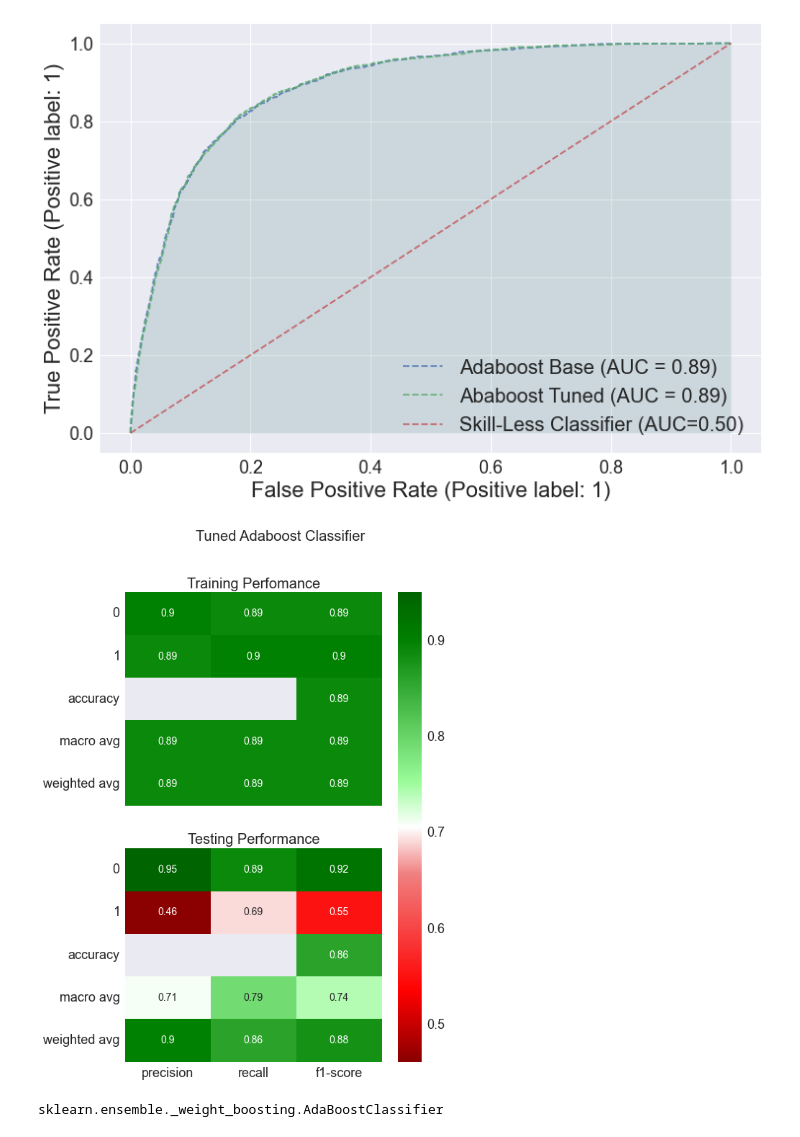
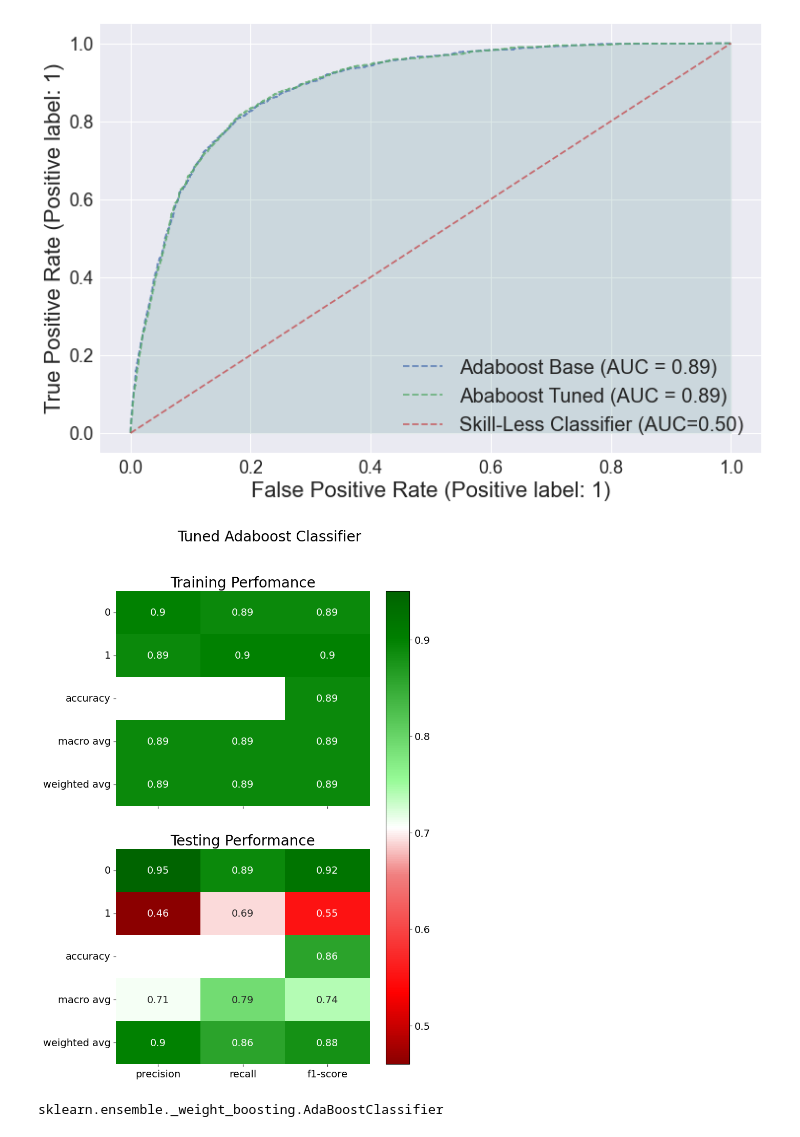
Before and after one commit to VedantVarshney/hsbc_dse_project, a Jupyter notebook: notebooks/Adaboost.ipynb, the cells around one changed output. Cells and saved outputs as stored; diff of their text form; code cells hidden in the pictures.

```diff
--- a/notebooks/Adaboost.ipynb
+++ b/notebooks/Adaboost.ipynb
@@ -348,24 +348,26 @@ utils.plot_roc_curve([adaboost_clf_base_drop, adaboost_clf_drop_best], X_test_dr
 plt.show()
 # %% [output]
 [figure]
-# %%
-reload(utils)
-
-plt.rcParams.update({'font.size': 14,
-                    'axes.labelsize': 20,
-                    'axes.titlesize': 20})
-
-report_df = utils.compare_classification_reports([adaboost_clf_drop_best, adaboost_clf_drop_best],
-                                                 [X_train_res_drop, X_test_drop],
-                                                 [y_train_res_drop, y_test],
-                                                 names=["Training Perfomance", "Testing Performance"],
-                                                 suptitle="Tuned Adaboost Classifier",
-                                                 plot=True,
-                                                 subplot_kwargs=dict(nrows=2, figsize=(8, 12)),
-                                                 cbar_orient="vertical",
-                                                  save_fpath=plots_dir/"adaboost_best_report.png")
-# %% [output]
-[figure, removed]
+# %%
+reload(utils)
+
+plt.style.use("default")
+
+plt.rcParams.update({'font.size': 14,
+                    'axes.labelsize': 20,
+                    'axes.titlesize': 20})
+
+report_df = utils.compare_classification_reports([adaboost_clf_drop_best, adaboost_clf_drop_best],
+                                                 [X_train_res_drop, X_test_drop],
+                                                 [y_train_res_drop, y_test],
+                                                 names=["Training Perfomance", "Testing Performance"],
+                                                 suptitle="Tuned Adaboost Classifier",
+                                                 plot=True,
+                                                 subplot_kwargs=dict(nrows=2, figsize=(8, 12)),
+                                                 cbar_orient="vertical",
+                                                  save_fpath=plots_dir/"adaboost_best_report.png")
+# %% [output]
+[figure, added]
 # %%
 import pickle
 # %%
```
Also changed, not shown: parts of 2 cells of this notebook, 6 other files.
